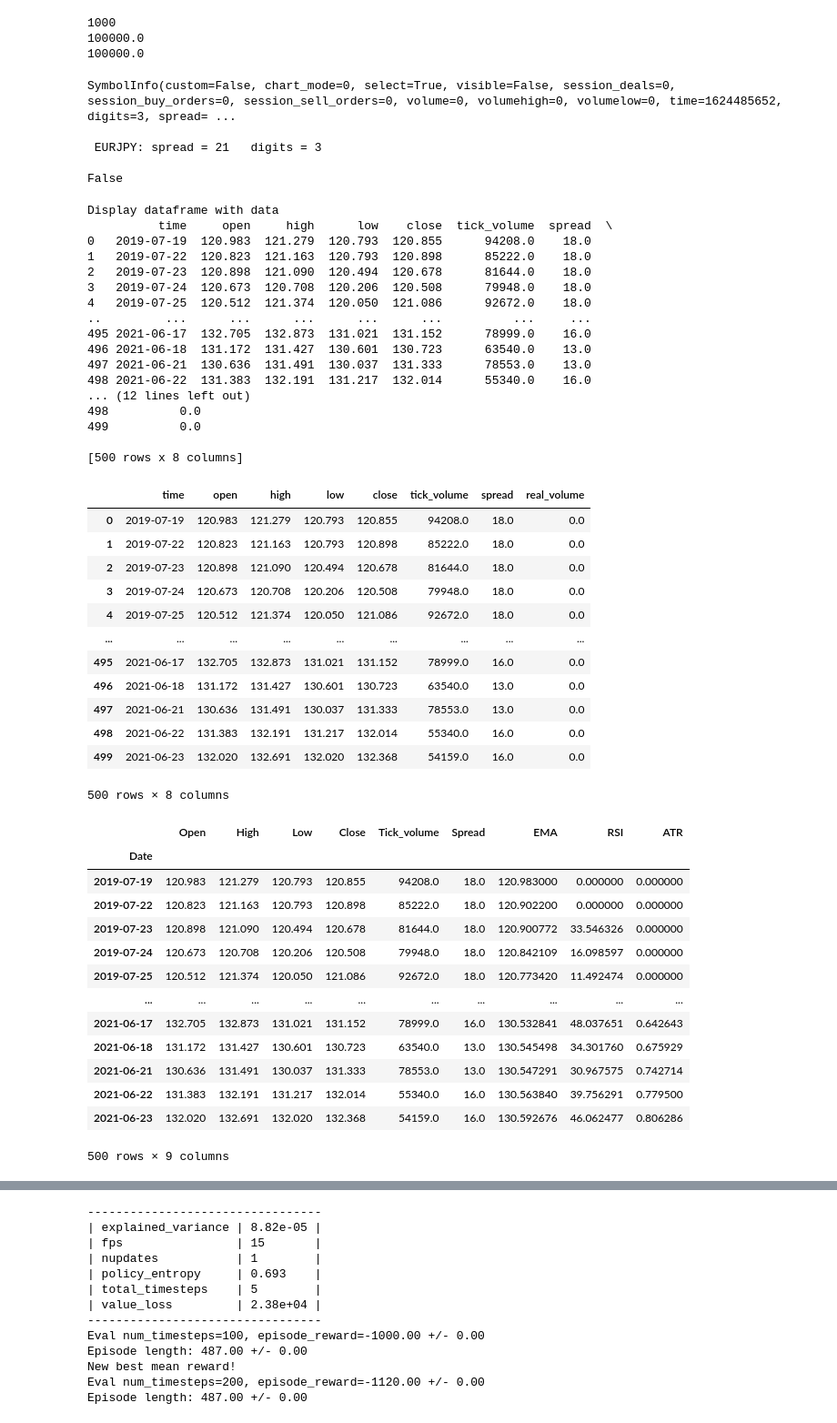
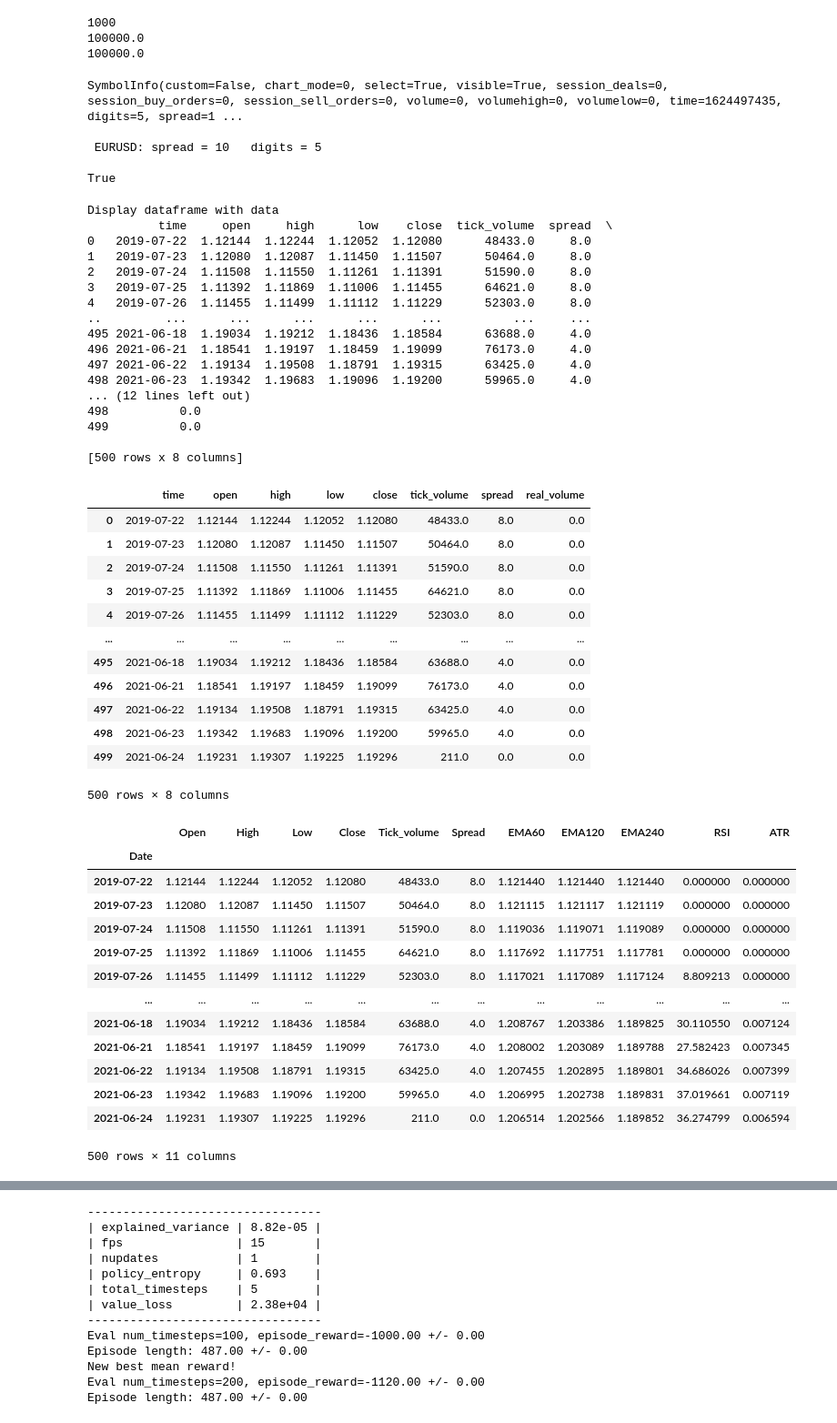
Before and after one commit to dhupee/MetaNgepet, a Jupyter notebook: MetaNgepet-Train.ipynb, the cells around one changed output, grey strips where cells are left out. Shown at 91% size. Cells and saved outputs as stored; diff of their text form; code cells hidden in the pictures.

```diff
--- a/MetaNgepet-Train.ipynb
+++ b/MetaNgepet-Train.ipynb
@@ -98,7 +98,7 @@ print(margin_free)
 100000.0
 # %%
 # extract information from pair and timeframe
-Symbol = "EURJPY"
+Symbol = "EURUSD"
 Timeframe = mt5.TIMEFRAME_D1
 symbol_info = mt5.symbol_info(Symbol)
 if symbol_info!=None:
@@ -109,11 +109,11 @@ if symbol_info!=None:
 
     print(symbol_info[3])
 # %% [output]
-SymbolInfo(custom=False, chart_mode=0, select=True, visible=False, session_deals=0, session_buy_orders=0, session_sell_orders=0, volume=0, volumehigh=0, volumelow=0, time=1624485652, digits=3, spread= ...
+SymbolInfo(custom=False, chart_mode=0, select=True, visible=True, session_deals=0, session_buy_orders=0, session_sell_orders=0, volume=0, volumehigh=0, volumelow=0, time=1624497435, digits=5, spread=1 ...
 
- EURJPY: spread = 21   digits = 3
+ EURUSD: spread = 10   digits = 5
 
-False
+True
 # %%
 # set time zone to UTC
 timezone = pytz.timezone("Etc/UTC")
@@ -137,79 +137,81 @@ pd.read_csv('./Datasets/{}.csv'.format(Symbol))
 # %% [output]
 Display dataframe with data
           time     open     high      low    close  tick_volume  spread  \
-0   2019-07-19  120.983  121.279  120.793  120.855      94208.0    18.0
-1   2019-07-22  120.823  121.163  120.793  120.898      85222.0    18.0
-2   2019-07-23  120.898  121.090  120.494  120.678      81644.0    18.0
-3   2019-07-24  120.673  120.708  120.206  120.508      79948.0    18.0
-4   2019-07-25  120.512  121.374  120.050  121.086      92672.0    18.0
+0   2019-07-22  1.12144  1.12244  1.12052  1.12080      48433.0     8.0
+1   2019-07-23  1.12080  1.12087  1.11450  1.11507      50464.0     8.0
+2   2019-07-24  1.11508  1.11550  1.11261  1.11391      51590.0     8.0
+3   2019-07-25  1.11392  1.11869  1.11006  1.11455      64621.0     8.0
+4   2019-07-26  1.11455  1.11499  1.11112  1.11229      52303.0     8.0
 ..         ...      ...      ...      ...      ...          ...     ...
-495 2021-06-17  132.705  132.873  131.021  131.152      78999.0    16.0
-496 2021-06-18  131.172  131.427  130.601  130.723      63540.0    13.0
-497 2021-06-21  130.636  131.491  130.037  131.333      78553.0    13.0
-498 2021-06-22  131.383  132.191  131.217  132.014      55340.0    16.0
+495 2021-06-18  1.19034  1.19212  1.18436  1.18584      63688.0     4.0
+496 2021-06-21  1.18541  1.19197  1.18459  1.19099      76173.0     4.0
+497 2021-06-22  1.19134  1.19508  1.18791  1.19315      63425.0     4.0
+498 2021-06-23  1.19342  1.19683  1.19096  1.19200      59965.0     4.0
 ... (12 lines left out)
 498          0.0
 499          0.0
 
 [500 rows x 8 columns]
 |  | time | open | high | low | close | tick_volume | spread | real_volume |
-| 0 | 2019-07-19 | 120.983 | 121.279 | 120.793 | 120.855 | 94208.0 | 18.0 | 0.0 |
-| 1 | 2019-07-22 | 120.823 | 121.163 | 120.793 | 120.898 | 85222.0 | 18.0 | 0.0 |
-| 2 | 2019-07-23 | 120.898 | 121.090 | 120.494 | 120.678 | 81644.0 | 18.0 | 0.0 |
-| 3 | 2019-07-24 | 120.673 | 120.708 | 120.206 | 120.508 | 79948.0 | 18.0 | 0.0 |
-| 4 | 2019-07-25 | 120.512 | 121.374 | 120.050 | 121.086 | 92672.0 | 18.0 | 0.0 |
+| 0 | 2019-07-22 | 1.12144 | 1.12244 | 1.12052 | 1.12080 | 48433.0 | 8.0 | 0.0 |
+| 1 | 2019-07-23 | 1.12080 | 1.12087 | 1.11450 | 1.11507 | 50464.0 | 8.0 | 0.0 |
+| 2 | 2019-07-24 | 1.11508 | 1.11550 | 1.11261 | 1.11391 | 51590.0 | 8.0 | 0.0 |
+| 3 | 2019-07-25 | 1.11392 | 1.11869 | 1.11006 | 1.11455 | 64621.0 | 8.0 | 0.0 |
+| 4 | 2019-07-26 | 1.11455 | 1.11499 | 1.11112 | 1.11229 | 52303.0 | 8.0 | 0.0 |
 | ... | ... | ... | ... | ... | ... | ... | ... | ... |
-| 495 | 2021-06-17 | 132.705 | 132.873 | 131.021 | 131.152 | 78999.0 | 16.0 | 0.0 |
-| 496 | 2021-06-18 | 131.172 | 131.427 | 130.601 | 130.723 | 63540.0 | 13.0 | 0.0 |
-| 497 | 2021-06-21 | 130.636 | 131.491 | 130.037 | 131.333 | 78553.0 | 13.0 | 0.0 |
-| 498 | 2021-06-22 | 131.383 | 132.191 | 131.217 | 132.014 | 55340.0 | 16.0 | 0.0 |
-| 499 | 2021-06-23 | 132.020 | 132.691 | 132.020 | 132.368 | 54159.0 | 16.0 | 0.0 |
+| 495 | 2021-06-18 | 1.19034 | 1.19212 | 1.18436 | 1.18584 | 63688.0 | 4.0 | 0.0 |
+| 496 | 2021-06-21 | 1.18541 | 1.19197 | 1.18459 | 1.19099 | 76173.0 | 4.0 | 0.0 |
+| 497 | 2021-06-22 | 1.19134 | 1.19508 | 1.18791 | 1.19315 | 63425.0 | 4.0 | 0.0 |
+| 498 | 2021-06-23 | 1.19342 | 1.19683 | 1.19096 | 1.19200 | 59965.0 | 4.0 | 0.0 |
+| 499 | 2021-06-24 | 1.19231 | 1.19307 | 1.19225 | 1.19296 | 211.0 | 0.0 | 0.0 |
 500 rows × 8 columns
 # %%
 # read csv from datasets folder
 df = pd.read_csv('./Datasets/{}.csv'.format(Symbol))
 
 # turn time coloumn into datetime
 df['time'] = pd.to_datetime(df['time'])
 
 #delete empty coloumn
 del df['real_volume']
 
 # make indicator coloumns to the dataframe
-df['EMA'] = TA.EMA(df, 100, 'open')
+df['EMA60'] = TA.EMA(df, 60, 'open')
+df['EMA120'] = TA.EMA(df, 120, 'open')
+df['EMA240'] = TA.EMA(df, 240, 'open')
 df['RSI'] = TA.RSI(df, 14, 'open')
 df['ATR'] = TA.ATR(df, 14)
 df.fillna(0, inplace=True)
 
 #  rename coloumn's name
 df = df.rename(columns={
     "time":"Date",
     "open":"Open",
     "high":"High",
     "low":"Low",
     "close":"Close",
     "tick_volume":"Tick_volume",
     "spread":"Spread",
 })
 
 # set Date coloumn as index
 df.set_index('Date', inplace=True)
 df
 # %% [output]
-|  | Open | High | Low | Close | Tick_volume | Spread | EMA | RSI | ATR |
-| Date |  |  |  |  |  |  |  |  |  |
-| 2019-07-19 | 120.983 | 121.279 | 120.793 | 120.855 | 94208.0 | 18.0 | 120.983000 | 0.000000 | 0.000000 |
-| 2019-07-22 | 120.823 | 121.163 | 120.793 | 120.898 | 85222.0 | 18.0 | 120.902200 | 0.000000 | 0.000000 |
-| 2019-07-23 | 120.898 | 121.090 | 120.494 | 120.678 | 81644.0 | 18.0 | 120.900772 | 33.546326 | 0.000000 |
-| 2019-07-24 | 120.673 | 120.708 | 120.206 | 120.508 | 79948.0 | 18.0 | 120.842109 | 16.098597 | 0.000000 |
-| 2019-07-25 | 120.512 | 121.374 | 120.050 | 121.086 | 92672.0 | 18.0 | 120.773420 | 11.492474 | 0.000000 |
-| ... | ... | ... | ... | ... | ... | ... | ... | ... | ... |
-| 2021-06-17 | 132.705 | 132.873 | 131.021 | 131.152 | 78999.0 | 16.0 | 130.532841 | 48.037651 | 0.642643 |
-| 2021-06-18 | 131.172 | 131.427 | 130.601 | 130.723 | 63540.0 | 13.0 | 130.545498 | 34.301760 | 0.675929 |
-| 2021-06-21 | 130.636 | 131.491 | 130.037 | 131.333 | 78553.0 | 13.0 | 130.547291 | 30.967575 | 0.742714 |
-| 2021-06-22 | 131.383 | 132.191 | 131.217 | 132.014 | 55340.0 | 16.0 | 130.563840 | 39.756291 | 0.779500 |
-| 2021-06-23 | 132.020 | 132.691 | 132.020 | 132.368 | 54159.0 | 16.0 | 130.592676 | 46.062477 | 0.806286 |
+|  | Open | High | Low | Close | Tick_volume | Spread | EMA60 | EMA120 | EMA240 | RSI | ATR |
+| Date |  |  |  |  |  |  |  |  |  |  |  |
+| 2019-07-22 | 1.12144 | 1.12244 | 1.12052 | 1.12080 | 48433.0 | 8.0 | 1.121440 | 1.121440 | 1.121440 | 0.000000 | 0.000000 |
+| 2019-07-23 | 1.12080 | 1.12087 | 1.11450 | 1.11507 | 50464.0 | 8.0 | 1.121115 | 1.121117 | 1.121119 | 0.000000 | 0.000000 |
+| 2019-07-24 | 1.11508 | 1.11550 | 1.11261 | 1.11391 | 51590.0 | 8.0 | 1.119036 | 1.119071 | 1.119089 | 0.000000 | 0.000000 |
+| 2019-07-25 | 1.11392 | 1.11869 | 1.11006 | 1.11455 | 64621.0 | 8.0 | 1.117692 | 1.117751 | 1.117781 | 0.000000 | 0.000000 |
+| 2019-07-26 | 1.11455 | 1.11499 | 1.11112 | 1.11229 | 52303.0 | 8.0 | 1.117021 | 1.117089 | 1.117124 | 8.809213 | 0.000000 |
+| ... | ... | ... | ... | ... | ... | ... | ... | ... | ... | ... | ... |
+| 2021-06-18 | 1.19034 | 1.19212 | 1.18436 | 1.18584 | 63688.0 | 4.0 | 1.208767 | 1.203386 | 1.189825 | 30.110550 | 0.007124 |
+| 2021-06-21 | 1.18541 | 1.19197 | 1.18459 | 1.19099 | 76173.0 | 4.0 | 1.208002 | 1.203089 | 1.189788 | 27.582423 | 0.007345 |
+| 2021-06-22 | 1.19134 | 1.19508 | 1.18791 | 1.19315 | 63425.0 | 4.0 | 1.207455 | 1.202895 | 1.189801 | 34.686026 | 0.007399 |
+| 2021-06-23 | 1.19342 | 1.19683 | 1.19096 | 1.19200 | 59965.0 | 4.0 | 1.206995 | 1.202738 | 1.189831 | 37.019661 | 0.007119 |
+| 2021-06-24 | 1.19231 | 1.19307 | 1.19225 | 1.19296 | 211.0 | 0.0 | 1.206514 | 1.202566 | 1.189852 | 36.274799 | 0.006594 |
-500 rows × 9 columns
+500 rows × 11 columns
 # %%
 # make a custom signal parameter from a spesific data
 def add_signals(env):
```
Also changed, not shown: parts of 7 cells of this notebook, 23 other files.
